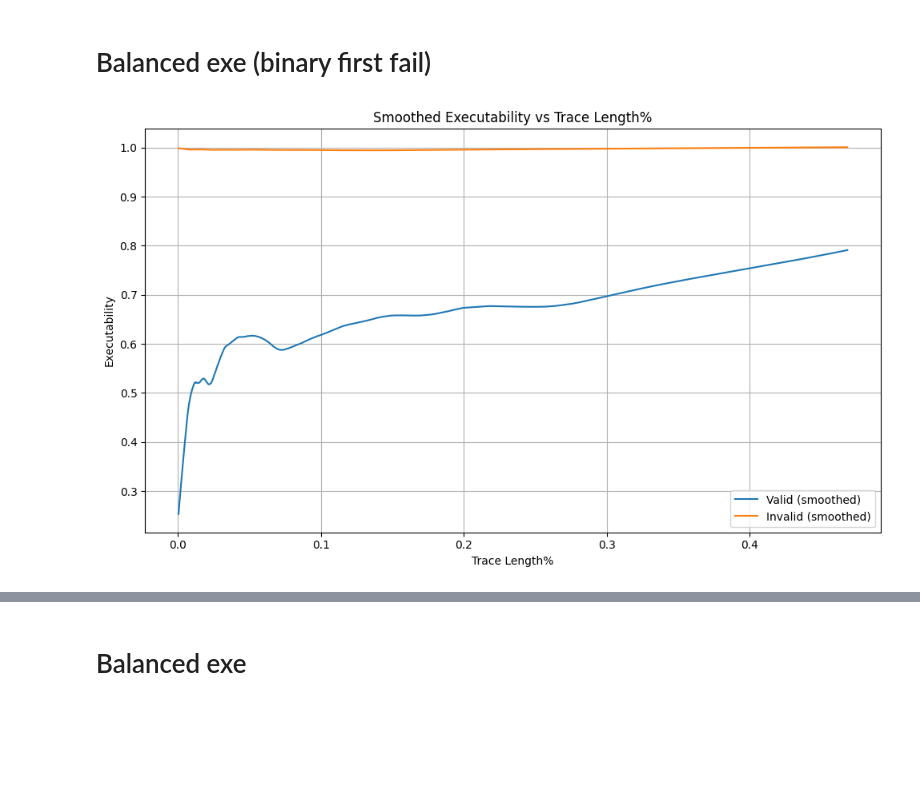
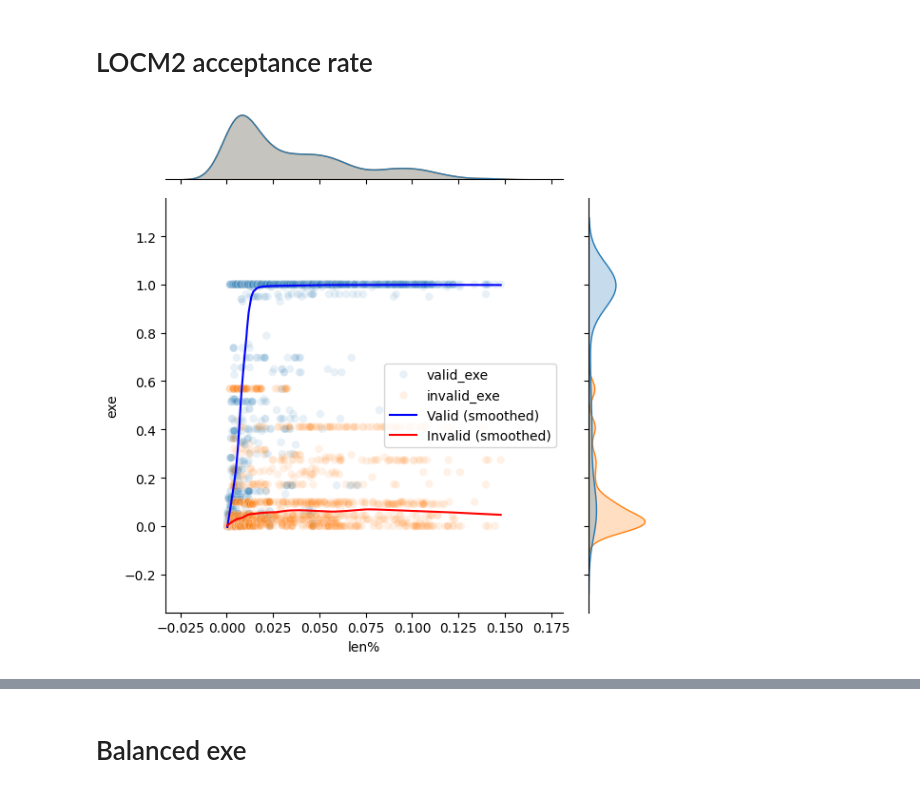
Before and after one commit to utop1an/locm3, a Jupyter notebook: src/examples/plot.ipynb, the cells around one changed output, grey strips where cells are left out. Drawn from its saved outputs; the diff is of its cells as text; code cells hidden in the pictures; blank space fills up the shorter version.

Commit message:
fix: plotting

```diff
--- a/src/examples/plot.ipynb
+++ b/src/examples/plot.ipynb
@@ -3,30 +3,35 @@ import pandas as pd
 import matplotlib.pyplot as plt
 import seaborn as sns
 from statsmodels.nonparametric.smoothers_lowess import lowess
-# %% [markdown]
-# Balanced exe (binary first fail)
+# %% [markdown]
+# LOCM2 acceptance rate
 # %%
 
 
 # Read and clean
-df = pd.read_csv('balanced_binary_exe.csv')
+df = pd.read_csv('acceptance_rate.csv')
 df.columns = df.columns.str.strip()
 df = df.sort_values(by='len%')
 
 # Apply LOWESS
 valid_smoothed = lowess(df['valid_exe'], df['len%'], frac=0.3)
 invalid_smoothed = lowess(df['invalid_exe'], df['len%'], frac=0.3)
 
-# Plot
-plt.figure(figsize=(10, 6))
-plt.plot(valid_smoothed[:, 0], valid_smoothed[:, 1], label='Valid (smoothed)')
-plt.plot(invalid_smoothed[:, 0], invalid_smoothed[:, 1], label='Invalid (smoothed)')
-plt.xlabel("Trace Length%")
-plt.ylabel("Executability")
-plt.title("Smoothed Executability vs Trace Length%")
+# Combine into dataframe for seaborn
+df_long = pd.melt(df, id_vars=['len%'], value_vars=['valid_exe', 'invalid_exe'],
+                  var_name='type', value_name='exe')
+
+# Plot using seaborn
+g = sns.jointplot(
+    data=df_long, x='len%', y='exe', hue='type',
+    kind='scatter', alpha=0.1, height=6, marginal_kws=dict(common_norm=False)
+)
+
+# Overlay LOWESS lines
+plt.plot(valid_smoothed[:, 0], valid_smoothed[:, 1], label='Valid (smoothed)', color='blue')
+plt.plot(invalid_smoothed[:, 0], invalid_smoothed[:, 1], label='Invalid (smoothed)', color='red')
 plt.legend()
-plt.grid(True)
 plt.tight_layout()
 plt.show()
 # %% [output]
-[figure, old version]
+[figure, new version]
```
Also changed, not shown: parts of 3 cells of this notebook, 1 other file.
